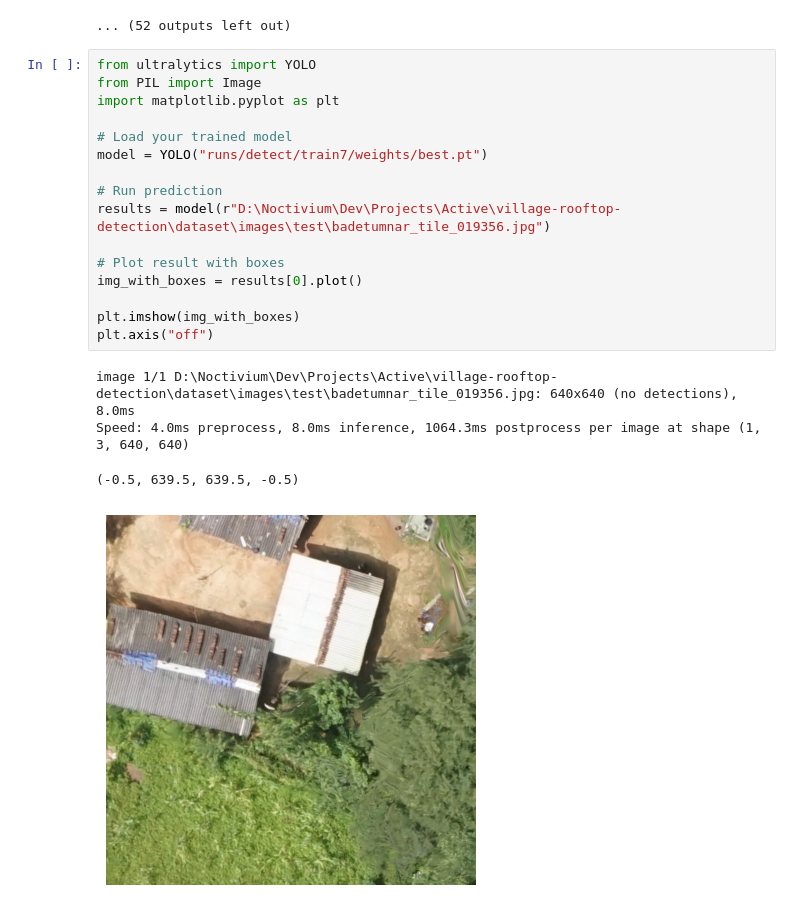
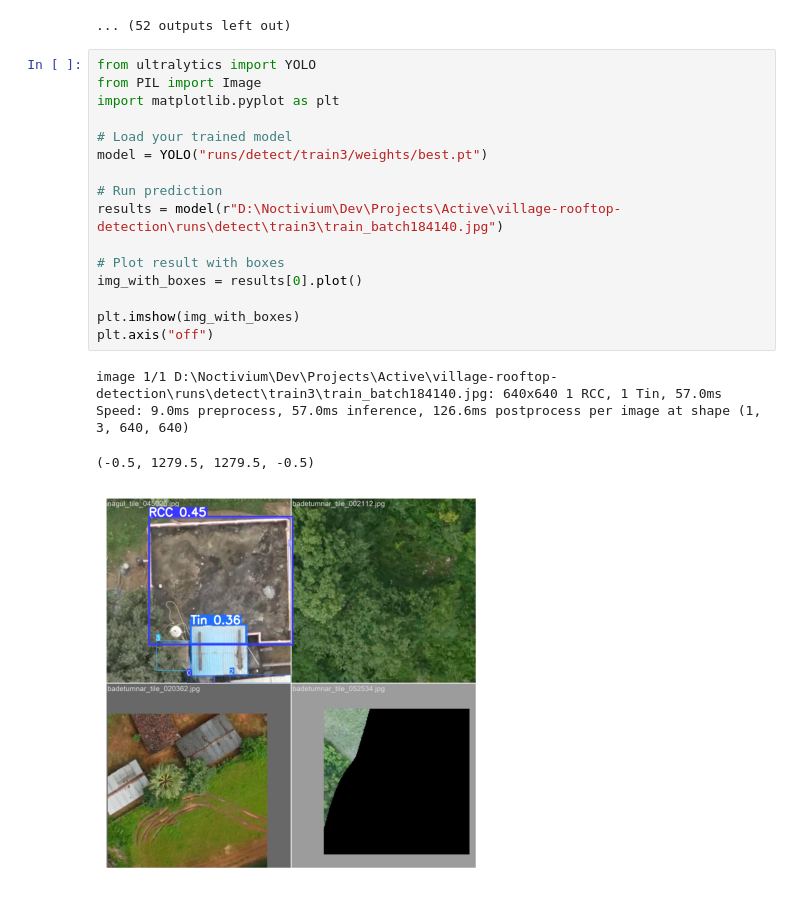
Before and after one commit to RajTib/village-rooftop-detection, a Jupyter notebook: train.ipynb, the cells around one changed output. Saved outputs shown, nothing was run; the diff lists cells and outputs as text.

```diff
--- a/train.ipynb
+++ b/train.ipynb
@@ -225,21 +225,21 @@ Starting training for 30 epochs...
 # %%
 from ultralytics import YOLO
 from PIL import Image
 import matplotlib.pyplot as plt
 
 # Load your trained model
-model = YOLO("runs/detect/train7/weights/best.pt")
+model = YOLO("runs/detect/train3/weights/best.pt")
 
 # Run prediction
-results = model(r"D:\Noctivium\Dev\Projects\Active\village-rooftop-detection\dataset\images\test\badetumnar_tile_019356.jpg")
+results = model(r"D:\Noctivium\Dev\Projects\Active\village-rooftop-detection\runs\detect\train3\train_batch184140.jpg")
 
 # Plot result with boxes
 img_with_boxes = results[0].plot()
 
 plt.imshow(img_with_boxes)
 plt.axis("off")
 # %% [output]
-image 1/1 D:\Noctivium\Dev\Projects\Active\village-rooftop-detection\dataset\images\test\badetumnar_tile_019356.jpg: 640x640 (no detections), 8.0ms
-Speed: 4.0ms preprocess, 8.0ms inference, 1064.3ms postprocess per image at shape (1, 3, 640, 640)
+image 1/1 D:\Noctivium\Dev\Projects\Active\village-rooftop-detection\runs\detect\train3\train_batch184140.jpg: 640x640 1 RCC, 1 Tin, 57.0ms
+Speed: 9.0ms preprocess, 57.0ms inference, 126.6ms postprocess per image at shape (1, 3, 640, 640)
-(-0.5, 639.5, 639.5, -0.5)
+(-0.5, 1279.5, 1279.5, -0.5)
-[figure, old version]
+[figure, new version]
```
